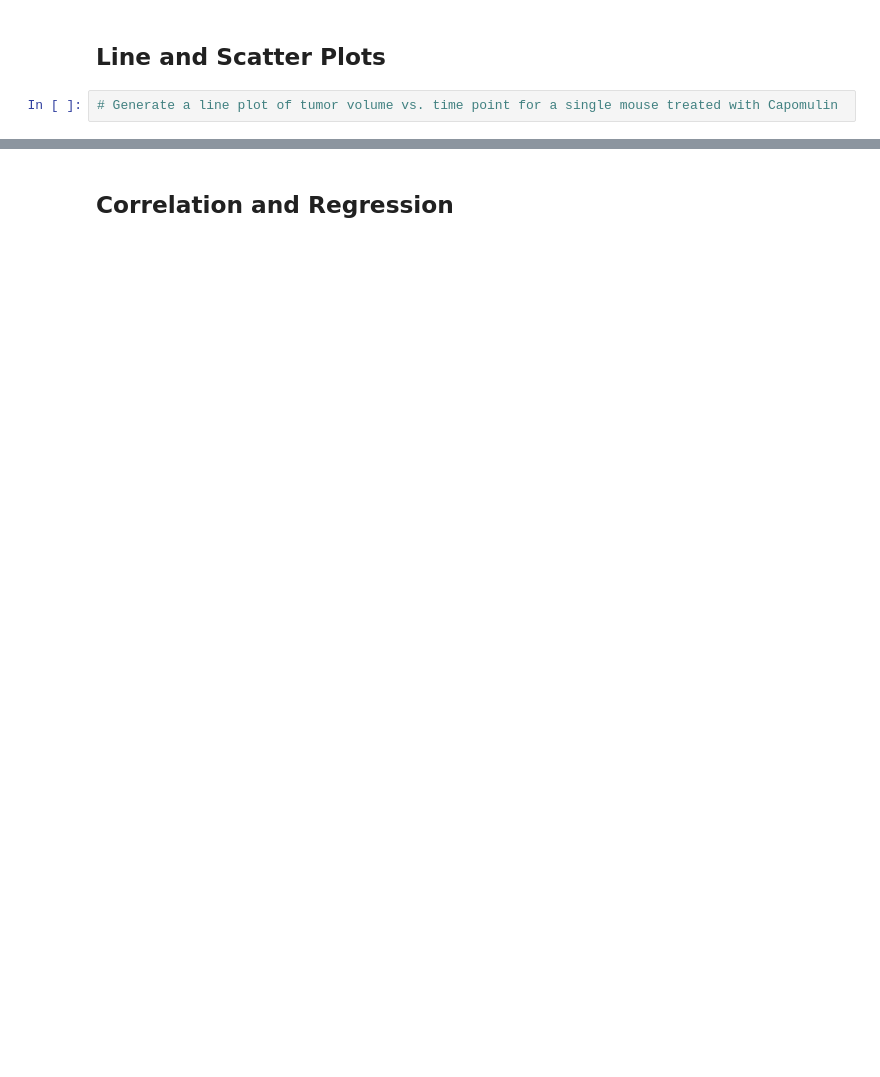
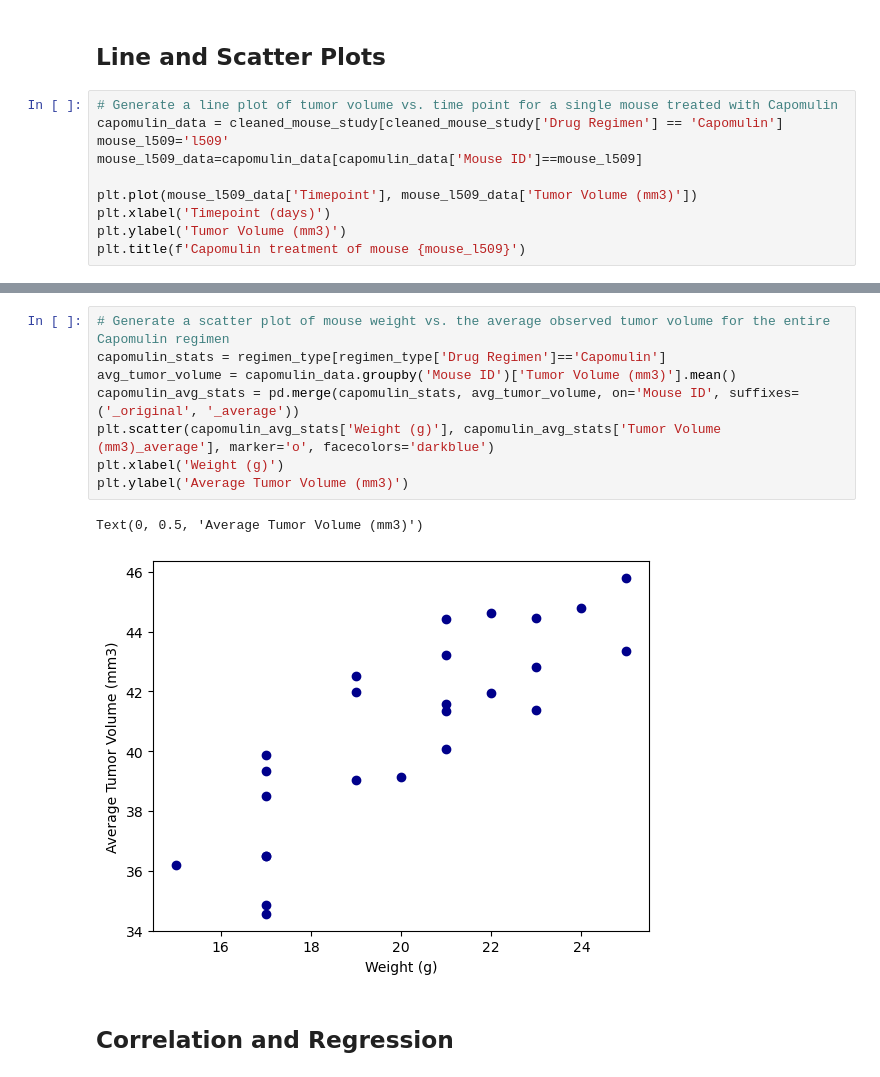
Before and after one commit to SaloumBouchaaya/Pymaceuticals_Challenge, a Jupyter notebook: pymaceuticals_WKBOOK_starter.ipynb, the cells around one changed output, grey strips where cells are left out. Cells and saved outputs as stored; diff of their text form; blank space fills up the shorter version.

```diff
--- a/pymaceuticals_WKBOOK_starter.ipynb
+++ b/pymaceuticals_WKBOOK_starter.ipynb
@@ -274,4 +272,12 @@ No potential outliers found for this treatment.
 ## Line and Scatter Plots
 # %%
 # Generate a line plot of tumor volume vs. time point for a single mouse treated with Capomulin
+capomulin_data = cleaned_mouse_study[cleaned_mouse_study['Drug Regimen'] == 'Capomulin']
+mouse_l509='l509'
+mouse_l509_data=capomulin_data[capomulin_data['Mouse ID']==mouse_l509]
+
+plt.plot(mouse_l509_data['Timepoint'], mouse_l509_data['Tumor Volume (mm3)'])
+plt.xlabel('Timepoint (days)')
+plt.ylabel('Tumor Volume (mm3)')
+plt.title(f'Capomulin treatment of mouse {mouse_l509}')
 # %% [output]
@@ -283,2 +286,13 @@ No potential outliers found for this treatment.
+# %%
+# Generate a scatter plot of mouse weight vs. the average observed tumor volume for the entire Capomulin regimen
+capomulin_stats = regimen_type[regimen_type['Drug Regimen']=='Capomulin']
+avg_tumor_volume = capomulin_data.groupby('Mouse ID')['Tumor Volume (mm3)'].mean()
+capomulin_avg_stats = pd.merge(capomulin_stats, avg_tumor_volume, on='Mouse ID', suffixes=('_original', '_average'))
+plt.scatter(capomulin_avg_stats['Weight (g)'], capomulin_avg_stats['Tumor Volume (mm3)_average'], marker='o', facecolors='darkblue')
+plt.xlabel('Weight (g)')
+plt.ylabel('Average Tumor Volume (mm3)')
+# %% [output]
+Text(0, 0.5, 'Average Tumor Volume (mm3)')
+[figure, added]
 # %% [markdown]
 ## Correlation and Regression
```
Also changed, not shown: parts of 14 cells of this notebook.
